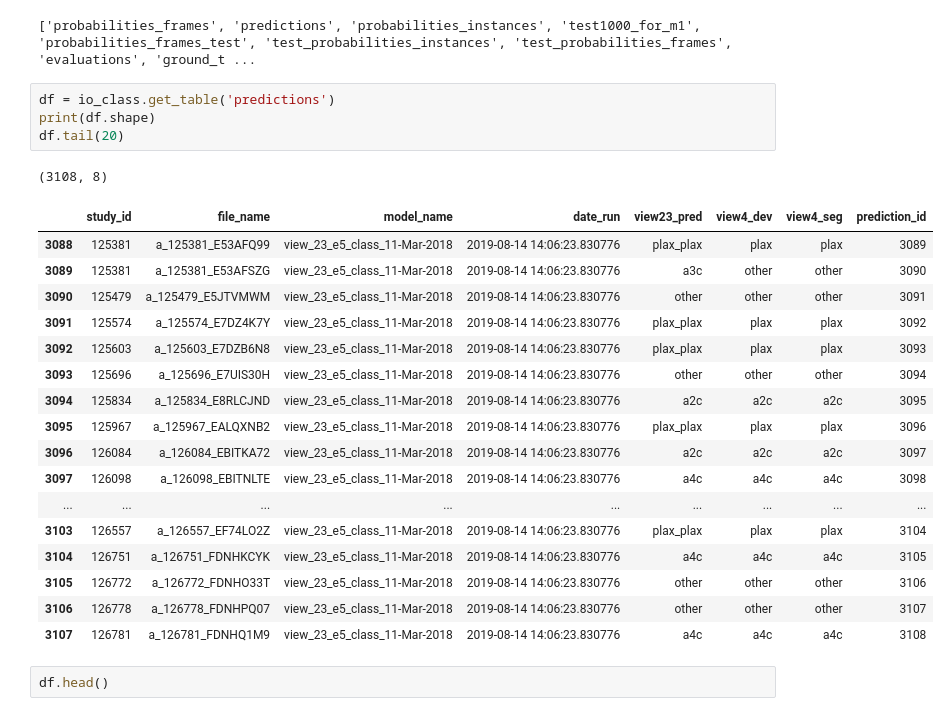
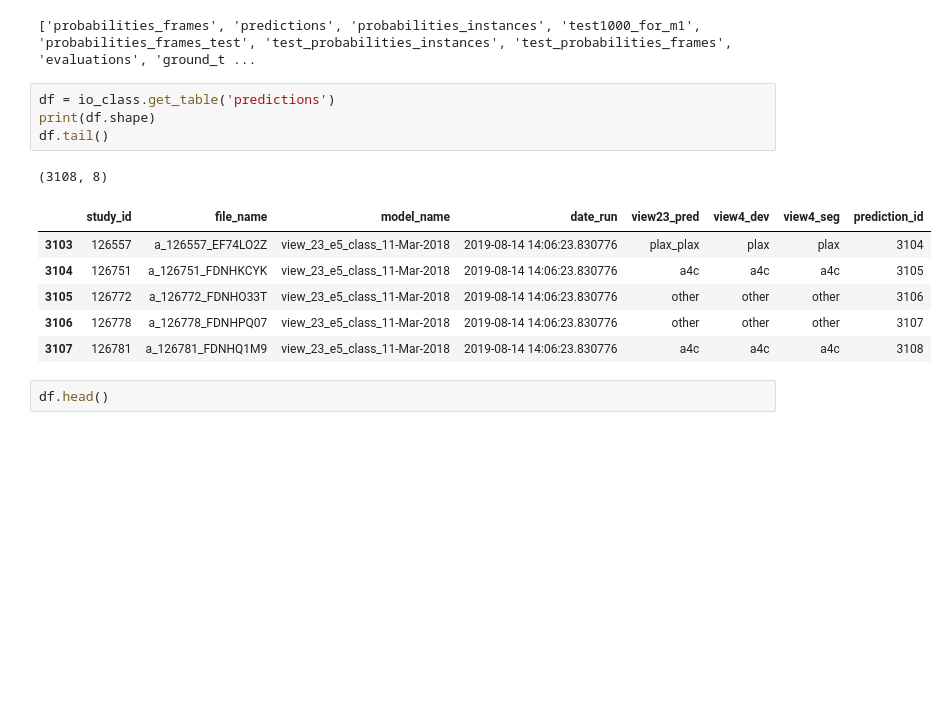
Before and after one commit to dssg/usal_echo_public, a Jupyter notebook: notebooks/PIPELINE_download_decompress_classify-views.ipynb, the cells around one changed output. Drawn from its saved outputs; the diff is of its cells as text; blank space fills up the shorter version.

```diff
--- a/notebooks/PIPELINE_download_decompress_classify-views.ipynb
+++ b/notebooks/PIPELINE_download_decompress_classify-views.ipynb
@@ -93,21 +95,10 @@ io_class.list_tables()
 # %%
 df = io_class.get_table('predictions')
 print(df.shape)
-df.tail(20)
+df.tail()
 # %% [output]
 (3108, 8)
 |  | study_id | file_name | model_name | date_run | view23_pred | view4_dev | view4_seg | prediction_id |
-| 3088 | 125381 | a_125381_E53AFQ99 | view_23_e5_class_11-Mar-2018 | 2019-08-14 14:06:23.830776 | plax_plax | plax | plax | 3089 |
-| 3089 | 125381 | a_125381_E53AFSZG | view_23_e5_class_11-Mar-2018 | 2019-08-14 14:06:23.830776 | a3c | other | other | 3090 |
-| 3090 | 125479 | a_125479_E5JTVMWM | view_23_e5_class_11-Mar-2018 | 2019-08-14 14:06:23.830776 | other | other | other | 3091 |
-| 3091 | 125574 | a_125574_E7DZ4K7Y | view_23_e5_class_11-Mar-2018 | 2019-08-14 14:06:23.830776 | plax_plax | plax | plax | 3092 |
-| 3092 | 125603 | a_125603_E7DZB6N8 | view_23_e5_class_11-Mar-2018 | 2019-08-14 14:06:23.830776 | plax_plax | plax | plax | 3093 |
-| 3093 | 125696 | a_125696_E7UIS30H | view_23_e5_class_11-Mar-2018 | 2019-08-14 14:06:23.830776 | other | other | other | 3094 |
-| 3094 | 125834 | a_125834_E8RLCJND | view_23_e5_class_11-Mar-2018 | 2019-08-14 14:06:23.830776 | a2c | a2c | a2c | 3095 |
-| 3095 | 125967 | a_125967_EALQXNB2 | view_23_e5_class_11-Mar-2018 | 2019-08-14 14:06:23.830776 | plax_plax | plax | plax | 3096 |
-| 3096 | 126084 | a_126084_EBITKA72 | view_23_e5_class_11-Mar-2018 | 2019-08-14 14:06:23.830776 | a2c | a2c | a2c | 3097 |
-| 3097 | 126098 | a_126098_EBITNLTE | view_23_e5_class_11-Mar-2018 | 2019-08-14 14:06:23.830776 | a4c | a4c | a4c | 3098 |
-| ... | ... | ... | ... | ... | ... | ... | ... | ... |
 | 3103 | 126557 | a_126557_EF74LO2Z | view_23_e5_class_11-Mar-2018 | 2019-08-14 14:06:23.830776 | plax_plax | plax | plax | 3104 |
 | 3104 | 126751 | a_126751_FDNHKCYK | view_23_e5_class_11-Mar-2018 | 2019-08-14 14:06:23.830776 | a4c | a4c | a4c | 3105 |
 | 3105 | 126772 | a_126772_FDNHO33T | view_23_e5_class_11-Mar-2018 | 2019-08-14 14:06:23.830776 | other | other | other | 3106 |
```
Also changed, not shown: parts of 6 cells of this notebook, 1 other file.
